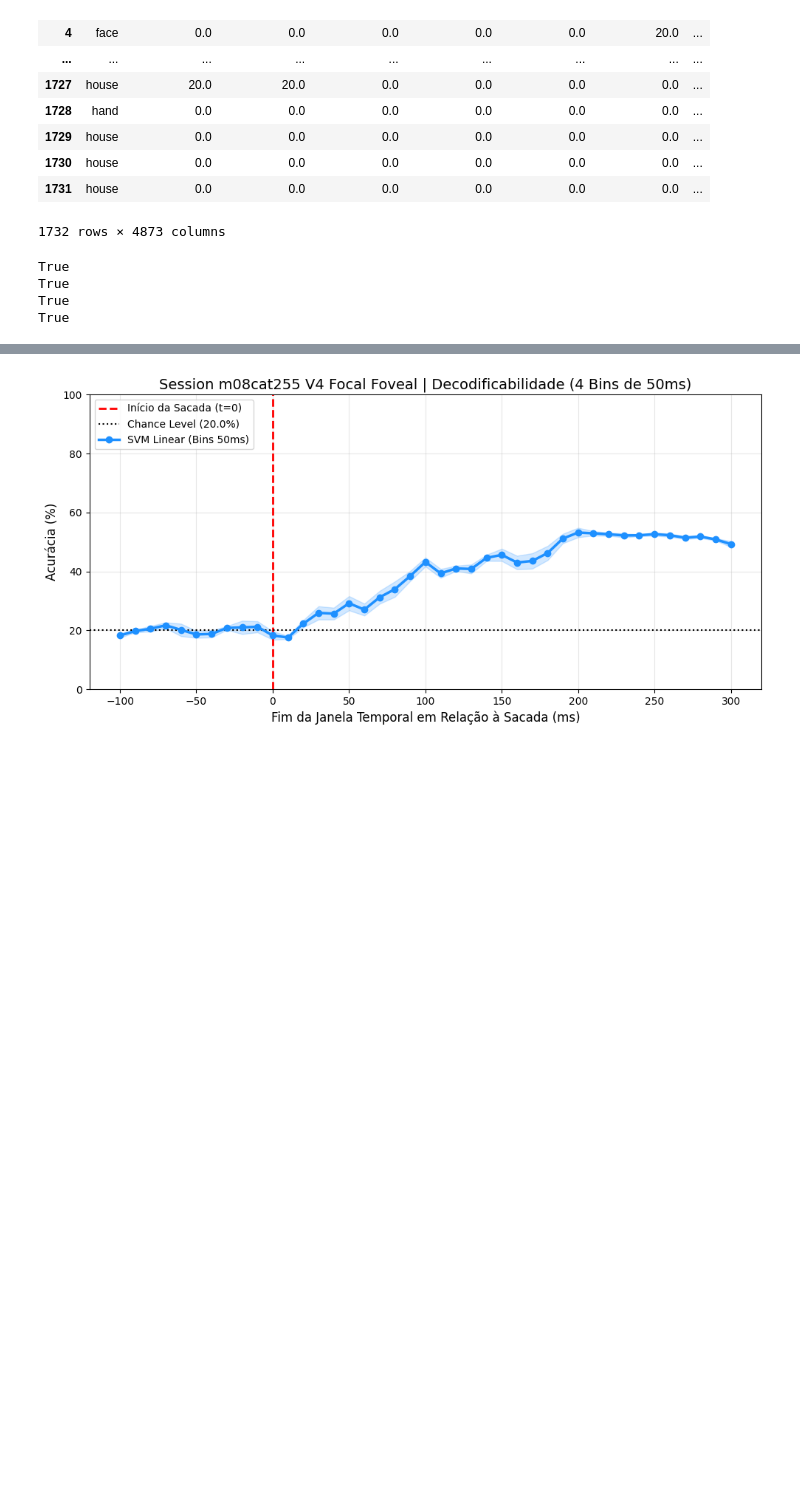
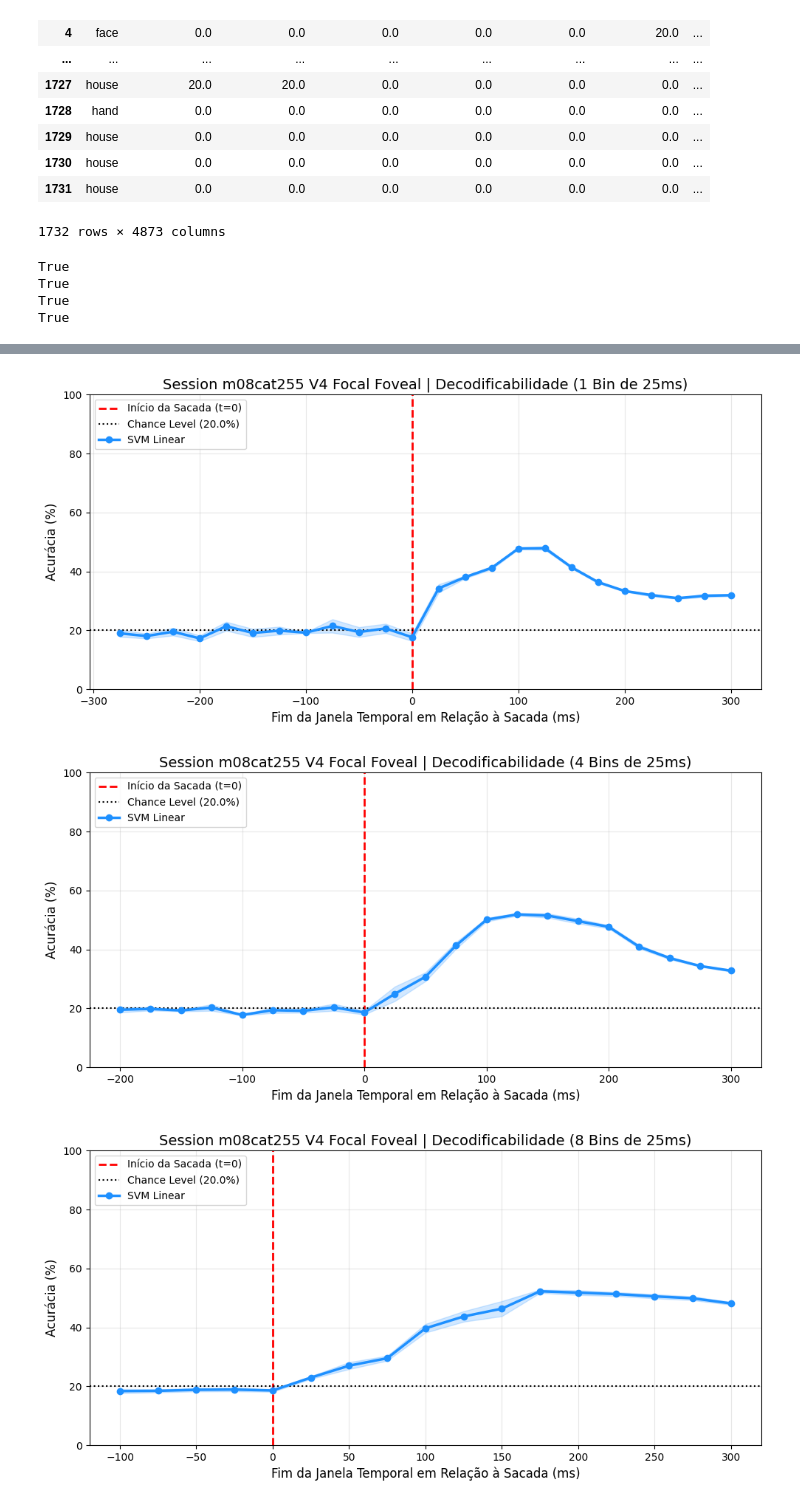
Before and after one commit to lucasdonaire/active-vision, a Jupyter notebook: session_analysis1.ipynb, the cells around one changed output, grey strips where cells are left out. Drawn from its saved outputs; the diff is of its cells as text; code cells hidden in the pictures; blank space fills up the shorter version.

```diff
--- a/session_analysis1.ipynb
+++ b/session_analysis1.ipynb
@@ -993,6 +988,7 @@ from scipy.stats import loguniform
 from sklearn.model_selection import StratifiedKFold, RandomizedSearchCV
 from sklearn.svm import SVC
 from sklearn.metrics import balanced_accuracy_score
+from sklearn.metrics import confusion_matrix
 
 def zscore_per_neuron(X_train, X_test):
     """
@@ -1072,6 +1068,8 @@ def run_temporal_decoding(df_run_model, num_bins, window_size_bins, num_folds=5,
     if verbose:
         print(f"Iniciando Decoding Pipeline ({num_folds} folds, {num_windows} janelas temporais)...")
 
+    classes = np.unique(y)
+    fold_cms = np.zeros((num_folds, num_windows, num_classes, num_classes))
     for fold_idx, (train_idx, test_idx) in enumerate(outer_cv.split(X, y)):
         if verbose:
             print(f"--- Processando Fold {fold_idx + 1}/{num_folds} ---{pd.Timestamp.now()}")
@@ -1116,12 +1114,15 @@ def run_temporal_decoding(df_run_model, num_bins, window_size_bins, num_folds=5,
 
             best_svm.fit(X_tr_win, y_train)
             preds = best_svm.predict(X_te_win)
+            cm = confusion_matrix(y_test, preds, labels=classes, normalize='true')
+            fold_cms[fold_idx, w_idx] = cm
             acc = balanced_accuracy_score(y_test, preds)
 
             fold_accuracies[fold_idx, w_idx] = acc
 
     # Prepara métricas para retorno
     mean_acc = np.mean(fold_accuracies, axis=0) * 100
+    mean_cms = np.mean(fold_cms, axis=0) * 100
     sem_acc = (np.std(fold_accuracies, axis=0) / np.sqrt(num_folds)) * 100
 
     return {
@@ -1130,7 +1131,9 @@ def run_temporal_decoding(df_run_model, num_bins, window_size_bins, num_folds=5,
         'window_centers': np.array(window_centers),
         'window_ends': np.array(window_ends),
         'chance_level': chance_level,
-        'fold_accuracies': fold_accuracies * 100
+        'fold_accuracies': fold_accuracies * 100,
+        'mean_cms': mean_cms,
+        'classes': classes
     }
 # %%
 # 1. Executa a função (ex: testando Bins isolados de 50ms)
@@ -1561,3 +1636,5 @@ df_run_model_highred
+# %%
+df_run_model_highres2 = get_df_bins_presacc_high_res(df_trials, start_time=-300, end_time=300, bin_width=25, step=25)
 # %%
 df_run_model_highres_step10 = get_df_bins_presacc_high_res(df_trials, start_time=-300, end_time=300, bin_width=50, step=10)
 df_run_model_highres_step10
@@ -1715,0 +1876,4 @@ hyperparams:C= 0.017670169402947945
+# %%
+res_bins25_1bin = run_temporal_decoding_high_res(df_run_model_highres2, start_time=-300, bin_width=25, step=25, window_size_ms=25, num_folds=5, verbose=True)
+res_bins25_4bin = run_temporal_decoding_high_res(df_run_model_highres2, start_time=-300, bin_width=25, step=25, window_size_ms=100, num_folds=5, verbose=True)
+res_bins25_8bin = run_temporal_decoding_high_res(df_run_model_highres2, start_time=-300, bin_width=25, step=25, window_size_ms=200, num_folds=5, verbose=True)
@@ -1716,24 +1898,26 @@ hyperparams:C= 0.017670169402947945
 # %%
-# 2. Plot feito totalmente por fora
-plt.figure(figsize=(10, 5))
+def plot_results_decoding(result_decoding, str_bins):
+    plt.figure(figsize=(10, 5))
+    plt.axvline(x=0, color='red', linestyle='--', linewidth=2, label='Início da Sacada (t=0)')
+    plt.axhline(y=result_decoding['chance_level'], color='black', linestyle=':', label=f"Chance Level ({result_decoding['chance_level']:.1f}%)")
+    plt.plot(result_decoding['window_ends'], result_decoding['mean_acc'], color='dodgerblue', linewidth=2.5, marker='o', label='SVM Linear')
+    plt.fill_between(result_decoding['window_ends'], result_decoding['mean_acc'] - result_decoding['sem_acc'], result_decoding['mean_acc'] + result_decoding['sem_acc'], color='dodgerblue', alpha=0.2)
+    plt.title(f'{STR_DETAILS} | Decodificabilidade {str_bins}', fontsize=14)
+    plt.xlabel('Fim da Janela Temporal em Relação à Sacada (ms)', fontsize=12)
+    plt.ylabel('Acurácia (%)', fontsize=12)
+    plt.ylim(0, 100)
+    plt.grid(True, alpha=0.3)
+    plt.legend(loc='upper left')
+    plt.tight_layout()
+    plt.show()
 
-# plt.axvspan(-200, 0, color='gray', alpha=0.15, label='Janela Preditiva Crítica (-200 a 0ms)')
-plt.axvline(x=0, color='red', linestyle='--', linewidth=2, label='Início da Sacada (t=0)')
-plt.axhline(y=res_highres_4bins['chance_level'], color='black', linestyle=':', label=f"Chance Level ({res_highres_4bins['chance_level']:.1f}%)")
-
-plt.plot(res_highres_4bins['window_ends'], res_highres_4bins['mean_acc'], color='dodgerblue', linewidth=2.5, marker='o', label='SVM Linear (Bins 50ms)')
-plt.fill_between(res_highres_4bins['window_ends'], res_highres_4bins['mean_acc'] - res_highres_4bins['sem_acc'], res_highres_4bins['mean_acc'] + res_highres_4bins['sem_acc'], color='dodgerblue', alpha=0.2)
-
-plt.title(f'{STR_DETAILS} | Decodificabilidade (4 Bins de 50ms)', fontsize=14)
-plt.xlabel('Fim da Janela Temporal em Relação à Sacada (ms)', fontsize=12)
-plt.ylabel('Acurácia (%)', fontsize=12)
-plt.ylim(0, 100)
-plt.grid(True, alpha=0.3)
-plt.legend(loc='upper left')
-plt.tight_layout()
-plt.show()
+plot_results_decoding(res_bins25_1bin, '(1 Bin de 25ms)')
+plot_results_decoding(res_bins25_4bin, '(4 Bins de 25ms)')
+plot_results_decoding(res_bins25_8bin, '(8 Bins de 25ms)')
 # %% [output]
-[figure, old version]
+[figure, new version]
+[figure, added]
+[figure, added]
 # %%
 # 1. Executa a função (ex: testando Bins isolados de 50ms)
 res_highres_1bin =  run_temporal_decoding_high_res(df_run_model_highred, start_time=-400, bin_width=50, step=5, window_size_ms=50, num_folds=5, verbose=True)
```
Also changed, not shown: parts of 29 cells of this notebook.
